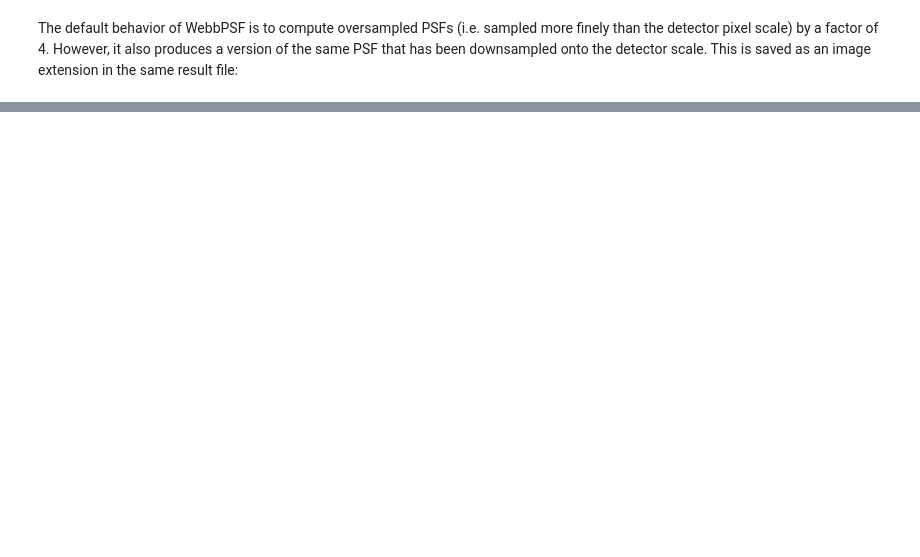
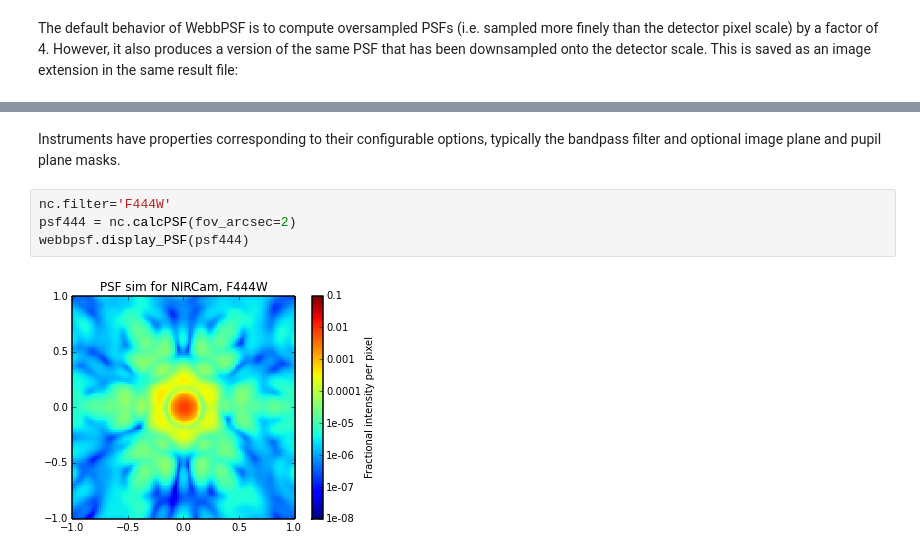
Before and after one commit to spacetelescope/webbpsf, a Jupyter notebook: WebbPSF_tutorial.ipynb, the cells around one changed output, grey strips where cells are left out. Cells and saved outputs as stored; diff of their text form; blank space fills up the shorter version.

```diff
--- a/WebbPSF_tutorial.ipynb
+++ b/WebbPSF_tutorial.ipynb
@@ -56,0 +78,8 @@ webbpsf.display_PSF(psf,ext=1)
+# %% [markdown]
+Instruments have properties corresponding to their configurable options, typically the bandpass filter and optional image plane and pupil plane masks.
+# %%
+nc.filter='F444W'
+psf444 = nc.calcPSF(fov_arcsec=2)
+webbpsf.display_PSF(psf444)
+# %% [output]
+[figure, added]
```
Also changed, not shown: parts of 16 cells of this notebook, 1 other file.
